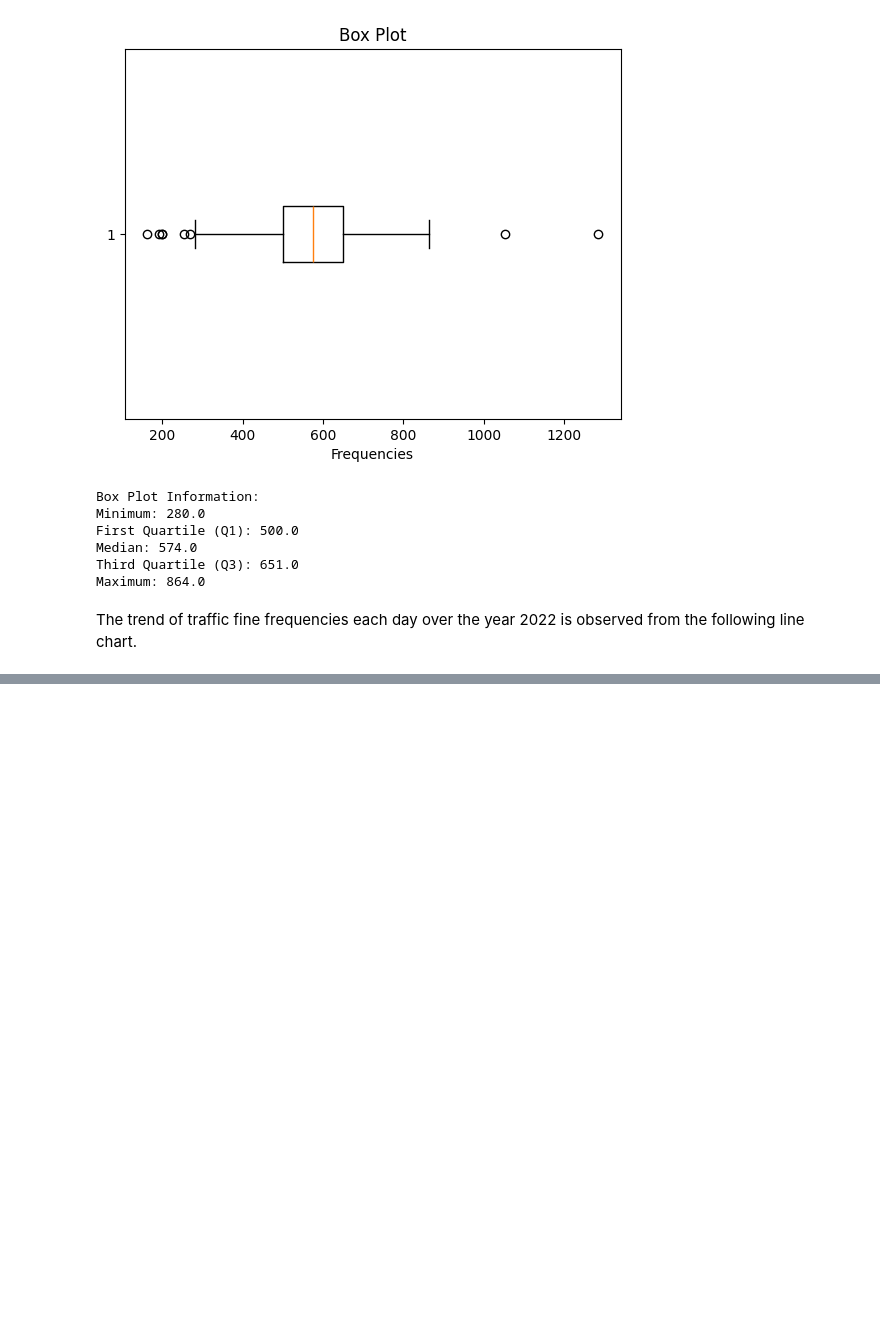
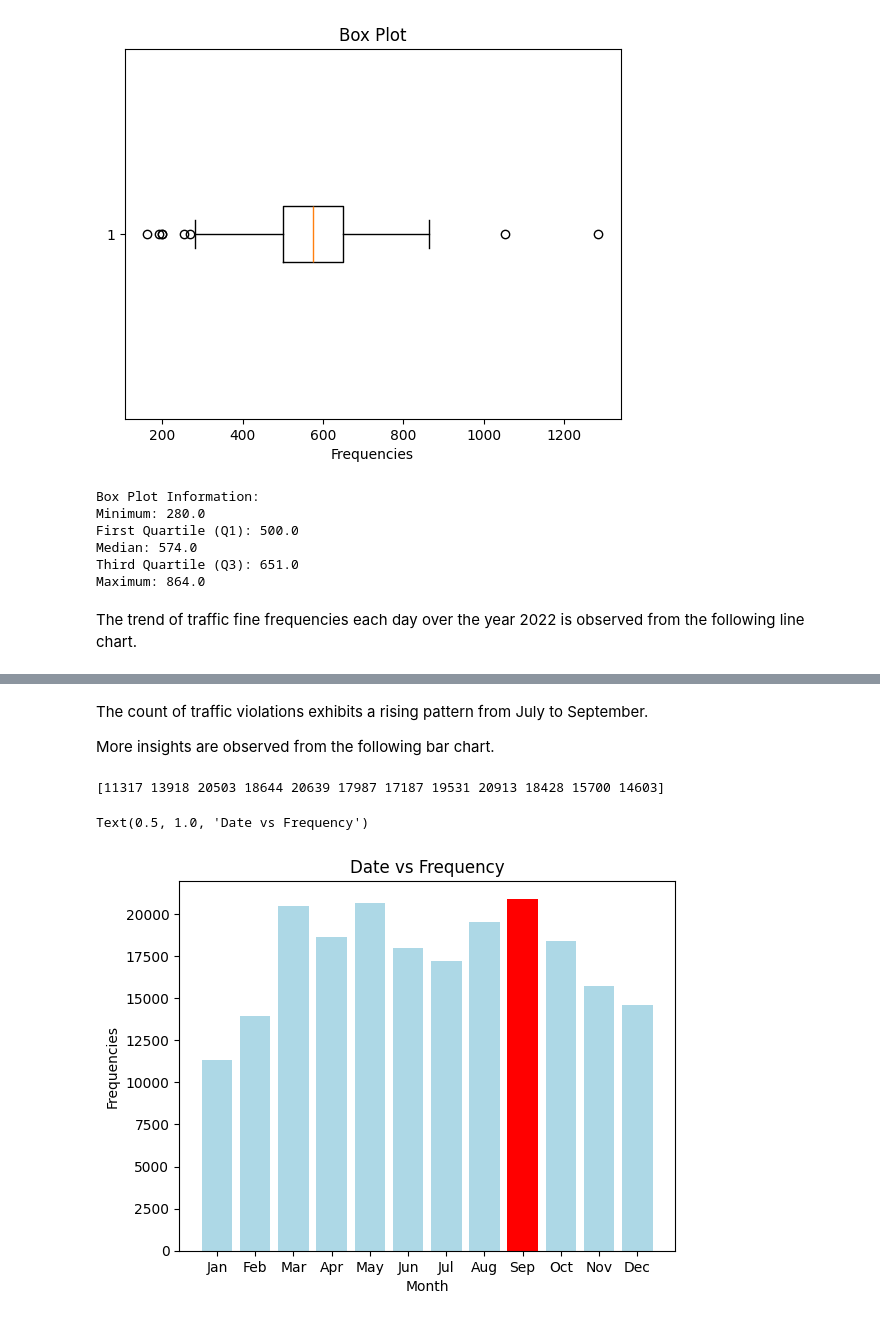
Before and after one commit to shuvanon/made-template-ws2324, a Jupyter notebook: project/exploration.ipynb, the cells around one changed output, grey strips where cells are left out. Saved outputs shown, nothing was run; the diff lists cells and outputs as text; code cells hidden in the pictures; blank space fills up the shorter version.

```diff
--- a/project/exploration.ipynb
+++ b/project/exploration.ipynb
@@ -119,0 +120,20 @@ NameError: name 'ticker' is not defined
+# %% [markdown]
+The count of traffic violations exhibits a rising pattern from July to September.
+
+More insights are observed from the following bar chart.
+# %%
+# Group the data by month and sum the frequencies
+
+df_monthly = df.groupby(df['DATE'].dt.month)['TRAFFIC OFFENCE FREQUENCIES'].sum()
+df_month_names = df.groupby(df['DATE'].dt.month)['DATE']
+month_names = [calendar.month_name[i][:3] for i in df_monthly.index]
+print(df_monthly.values)
+color = ['lightblue' if (x < max(df_monthly.values)) else 'red' for x in df_monthly.values ]
+plt.bar(month_names, df_monthly.values, color=color)
+plt.xlabel('Month')
+plt.ylabel('Frequencies')
+plt.title('Date vs Frequency')
+# %% [output]
+[11317 13918 20503 18644 20639 17987 17187 19531 20913 18428 15700 14603]
+Text(0.5, 1.0, 'Date vs Frequency')
+[figure, added]
```
Also changed, not shown: parts of 23 cells of this notebook, 1 other file.
